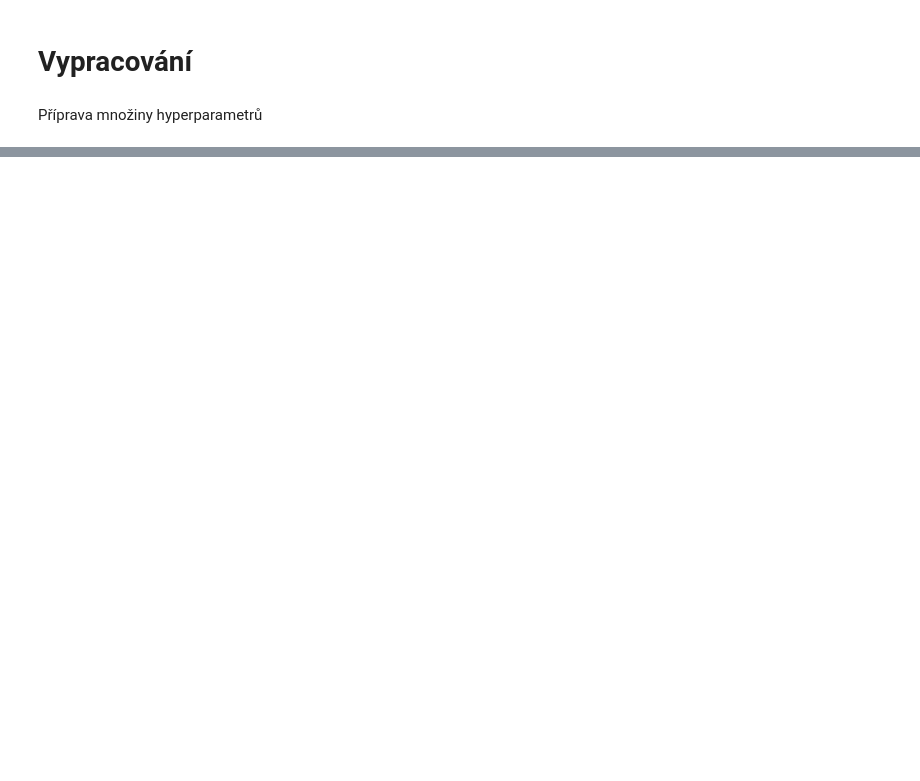
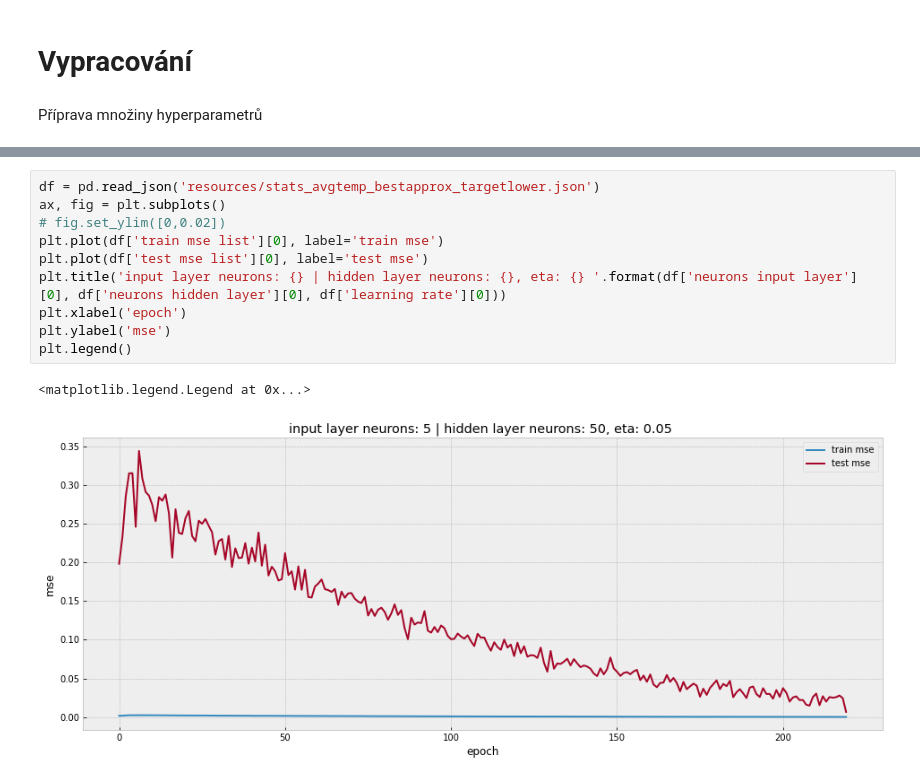
Before and after one commit to vichr-vita/neuralnet-project-1o, a Jupyter notebook: timeseries_predict.ipynb, the cells around one changed output, grey strips where cells are left out. Drawn from its saved outputs; the diff is of its cells as text; blank space fills up the shorter version.

```diff
--- a/timeseries_predict.ipynb
+++ b/timeseries_predict.ipynb
@@ -218,0 +357,13 @@ plt.scatter(dates, outputs)
+# %%
+df = pd.read_json('resources/stats_avgtemp_bestapprox_targetlower.json')
+ax, fig = plt.subplots()
+# fig.set_ylim([0,0.02])
+plt.plot(df['train mse list'][0], label='train mse')
+plt.plot(df['test mse list'][0], label='test mse')
+plt.title('input layer neurons: {} | hidden layer neurons: {}, eta: {} '.format(df['neurons input layer'][0], df['neurons hidden layer'][0], df['learning rate'][0]))
+plt.xlabel('epoch')
+plt.ylabel('mse')
+plt.legend()
+# %% [output]
+<matplotlib.legend.Legend at 0x...>
+[figure, added]
```
Also changed, not shown: parts of 36 cells of this notebook, 9 other files.
